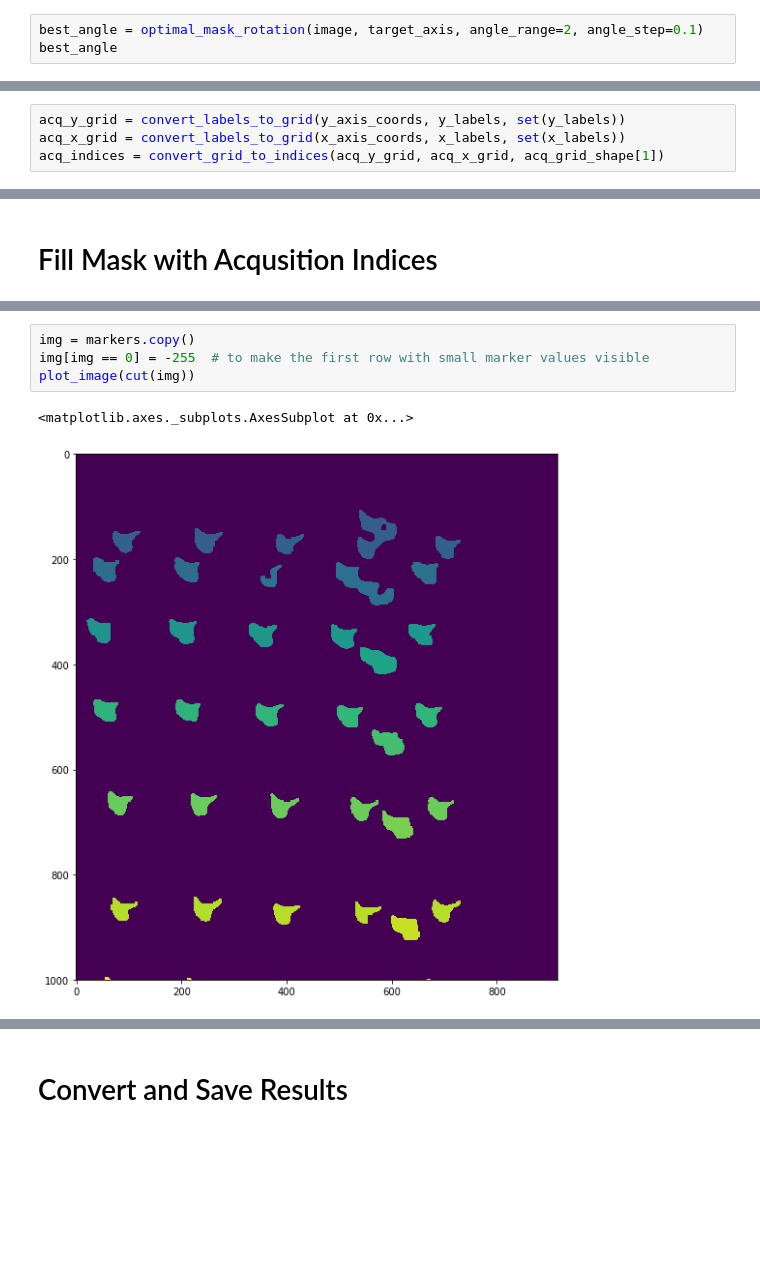
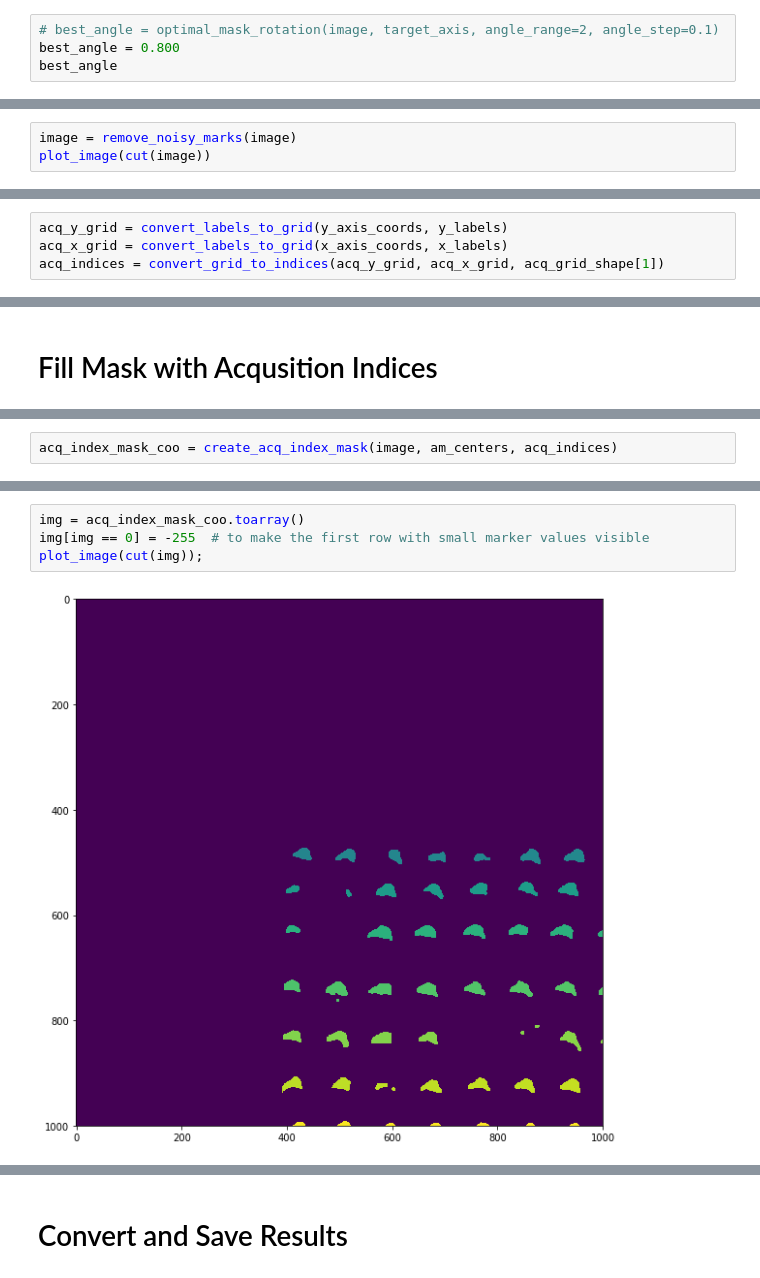
Before and after one commit to intsco/am-segmentation, a Jupyter notebook: am-registration.ipynb, the cells around one changed output, grey strips where cells are left out. Drawn from its saved outputs; the diff is of its cells as text; blank space fills up the shorter version.

```diff
--- a/am-registration.ipynb
+++ b/am-registration.ipynb
@@ -69,4 +70,5 @@ acq_grid_shape[target_axis]
 # %%
-best_angle = optimal_mask_rotation(image, target_axis, angle_range=2, angle_step=0.1)
+# best_angle = optimal_mask_rotation(image, target_axis, angle_range=2, angle_step=0.1)
+best_angle = 0.800
 best_angle
 # %% [output]
@@ -95,0 +94,3 @@ len(am_centers)
+# %%
+image = remove_noisy_marks(image)
+plot_image(cut(image))
@@ -140,4 +161,4 @@ plot_labels(ax, patch, 1, x_axis_coords, x_labels, set(x_labels))
 # %%
-acq_y_grid = convert_labels_to_grid(y_axis_coords, y_labels, set(y_labels))
-acq_x_grid = convert_labels_to_grid(x_axis_coords, x_labels, set(x_labels))
+acq_y_grid = convert_labels_to_grid(y_axis_coords, y_labels)
+acq_x_grid = convert_labels_to_grid(x_axis_coords, x_labels)
 acq_indices = convert_grid_to_indices(acq_y_grid, acq_x_grid, acq_grid_shape[1])
@@ -186,0 +198,2 @@ markers_coo.data = marker_acq_index_mapping[markers_coo.data]
+# %%
+acq_index_mask_coo = create_acq_index_mask(image, am_centers, acq_indices)
@@ -187,7 +202,6 @@ markers_coo.data = marker_acq_index_mapping[markers_coo.data]
 # %%
-img = markers.copy()
+img = acq_index_mask_coo.toarray()
 img[img == 0] = -255  # to make the first row with small marker values visible
-plot_image(cut(img))
+plot_image(cut(img));
 # %% [output]
-<matplotlib.axes._subplots.AxesSubplot at 0x...>
-[figure, old version]
+[figure, new version]
```
Also changed, not shown: parts of 48 cells of this notebook.
